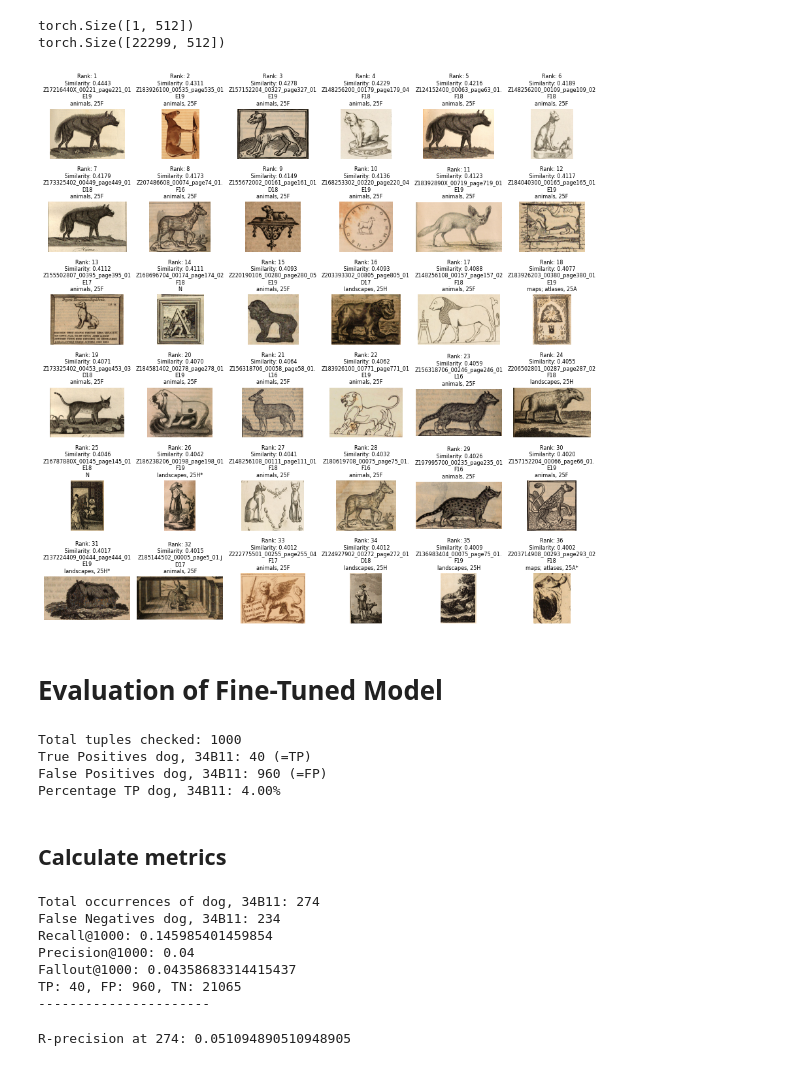
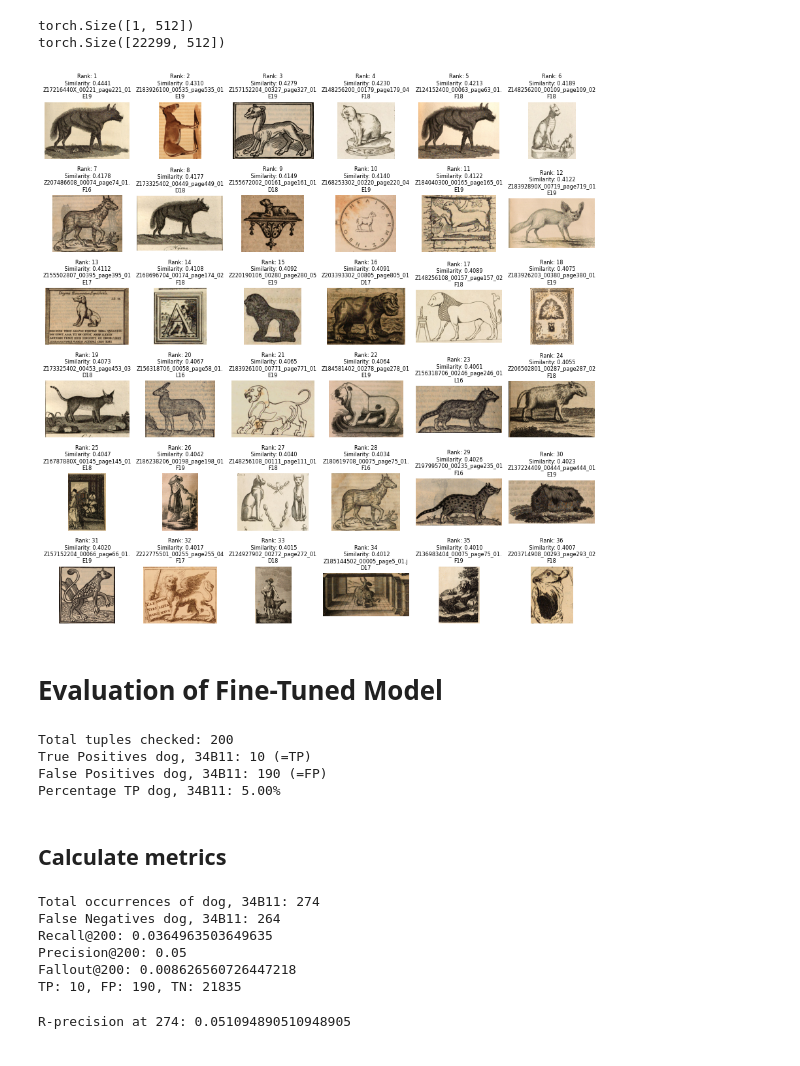
Before and after one commit to ONiT-project/open_clip_finetune, a Jupyter notebook: image_retrieval.ipynb, the cells around one changed output. Cells and saved outputs as stored; diff of their text form; code cells hidden in the pictures.

```diff
--- a/image_retrieval.ipynb
+++ b/image_retrieval.ipynb
@@ -98,18 +21,18 @@ onit_full_annotated
 # %% [markdown]
 ## Load Data
 # %%
-# ONiT data path
+# ONiT data paths
 onit_data_dir = 'ONiT_data/'
+onit_data = pd.read_csv('image_retrieval_hackathon/ONiT_singleEd-images_annotated_2024-11.csv', sep=separator, na_filter=False)
 
 # Load ONiT image data
 onit_filenames = []
 onit_paths = []
 lang_year = []
 labels = []
-labels_short = []
 
 # Load image paths
-for index, row in onit_full_annotated.iterrows():
+for index, row in onit_data.iterrows():
     onit_filename = row["filename"]
 
     if onit_filename[9] == "_":
@@ -125,7 +48,6 @@ for index, row in onit_full_annotated.iterrows():
     onit_filenames.append(onit_filename)
     lang_year.append(onit_tag)
     labels.append(label)
-    labels_short.append(label[0])
 
 print(len(onit_filenames))
 # %% [output]
@@ -203,14 +141,11 @@ onitdata_loader = DataLoader(onit_full_dataset, batch_size=BATCH_SIZE, shuffle=F
 ## Load model and get features
 # %%
 # Load fine-tuned model
-SAVE_MODEL = 'model/' # Path of saved fine-tuned model
+SAVE_MODEL = 'CLIP-finetune-DH2023paper_proceedings/model' # Path of saved fine-tuned model
 device = 'cpu'
 
 finetuned_checkpoint = os.path.join(SAVE_MODEL, "ViT-B-32_wise_ft_full_alpha=0.500.pt")
 model = torch.load(finetuned_checkpoint, map_location=torch.device(device))
-
-# Load pre-trained model
-#model, _, _ = open_clip.create_model_and_transforms('ViT-B-32', pretrained='laion400m_e31', device=device)
 # %%
 # Get features of ONiT dataset with loaded image encoder of fine-tuned/pre-trained model
 
@@ -242,9 +177,7 @@ tokenizer = open_clip.get_tokenizer('ViT-B-32')
 # %%
 # Load image features
 ## embeddings of all extracted images
-allExtracted = "CLIP-finetune-DH2023paper_eval_NEW/onit_allExtracted_singleEditions_image_embeddings_resblocks10-11_finetune.npy"
-## embeddings of curated images only
-curatedOnly = "CLIP-finetune-DH2023paper_eval_NEW/onit_curatedOnly-8720_singleEditions_image_embeddings_resblocks10-11_finetune.npy"
+allExtracted = "image_retrieval_hackathon/onit_singleEd_images_embeddings_resblocks10-11_finetune_DH2023paper.npy"
 
 loaded_image_features = np.load(allExtracted)
 image_embeddings = torch.tensor(loaded_image_features, device=device)
@@ -299,26 +232,26 @@ torch.Size([22299, 512])
 # %%
 ### Preview top ranked images (slow) ###
 # Load the images for visualization
 top_n = 36  # Show the top 36 similar images
 fig, axes = plt.subplots(6, 6, figsize=(12, 12))
 
 for i in range(top_n):
     #print(onit_paths[i])
     index = similar_images_indices[i].item()
     image_path = onit_paths[index]
     image = Image.open(image_path)
 
     # Plot the image
     axes[i // 6, i % 6].imshow(image)
     axes[i // 6, i % 6].axis("off")
 
     # Set the title with two lines
-    axes[i // 6, i % 6].set_title(f"Rank: {i + 1}\n Similarity: {similarities_tensor[similar_images_indices[i]]:.4f}\n{(onit_filenames[index])[:27]}\n{(lang_year[index])}\n{labels_short[index]}", fontsize=8)
+    axes[i // 6, i % 6].set_title(f"Rank: {i + 1}\n Similarity: {similarities_tensor[similar_images_indices[i]]:.4f}\n{(onit_filenames[index])[:27]}\n{(lang_year[index])}", fontsize=8)
 
 plt.tight_layout()
 plt.show()
 # %% [output]
-[figure, old version]
+[figure, new version]
 # %% [markdown]
 # Evaluation of Fine-Tuned Model
 # %%
@@ -347,13 +280,17 @@ string = 'dog, 34B11'
 #string = 'hoofed animals (GIRAFFE), 25F24'
 
 # Iterate over the first k indices
-k = 1000
+k = 200
+
 for index in similar_images_indices_list[:k]: # Top-K indices sorted by descending similarity scores
-    # Check if the element at the specified index is iterable
-    if hasattr(labels[index], '__iter__'):
+    labelIter = labels[index]
+    labelTupl = tuple(labelIter.split(separator))
+    # Check if the element at the specified index is a tuple
+    if isinstance(labelTupl, (tuple)):
         total_tuples += 1
         # Check if the tuple contains the string = True Positives (TP)
-        if any(string in item for item in labels[index]):
+        if any(string in item for item in labelTupl):
+            #print(index)
             # Append index TP
             indices_TP.append(index)
             # Append similarity score TP
@@ -373,10 +310,10 @@ print(f"True Positives {string}: {len(indices_TP)} (=TP)")
 print(f"False Positives {string}: {len(indices_FP)} (=FP)")
 print(f"Percentage TP {string}: {percentage_with_string:.2f}%")
 # %% [output]
-Total tuples checked: 1000
-True Positives dog, 34B11: 40 (=TP)
-False Positives dog, 34B11: 960 (=FP)
-Percentage TP dog, 34B11: 4.00%
+Total tuples checked: 200
+True Positives dog, 34B11: 10 (=TP)
+False Positives dog, 34B11: 190 (=FP)
+Percentage TP dog, 34B11: 5.00%
 # %% [markdown]
 ## Calculate metrics
 # %%
@@ -386,10 +323,12 @@ similarities_scores_animals = []
 
 # Iterate over all indices
 for index in similar_images_indices_list:
-    # Check if the element at the specified index is iterable
-    if hasattr(labels[index], '__iter__'):
+    labelIter = labels[index]
+    labelTupl = tuple(labelIter.split(separator))
+    # Check if the element at the specified index is a tuple
+    if isinstance(labelTupl, (tuple)):
         # Check if the tag 'animals' is present in any label
-        if any(string in item for item in labels[index]):
+        if any(string in item for item in labelTupl):
             # Append the similarity score corresponding to the index
             similarities_scores_animals.append(similarities_tensor[index])
             # Append the index to the list of indices labeled with 'animals'
@@ -418,12 +357,11 @@ print(f"Fallout@{k}: {fallout_at_k}")
 print(f"TP: {len(indices_TP)}, FP: {len(indices_FP)}, TN: {TN}")
 # %% [output]
 Total occurrences of dog, 34B11: 274
-False Negatives dog, 34B11: 234
-Recall@1000: 0.145985401459854
-Precision@1000: 0.04
-Fallout@1000: 0.04358683314415437
-TP: 40, FP: 960, TN: 21065
-----------------------
+False Negatives dog, 34B11: 264
+Recall@200: 0.0364963503649635
+Precision@200: 0.05
+Fallout@200: 0.008626560726447218
+TP: 10, FP: 190, TN: 21835
 # %%
 ## Calculate R-precision
 
```
Also changed, not shown: parts of 9 cells of this notebook.
